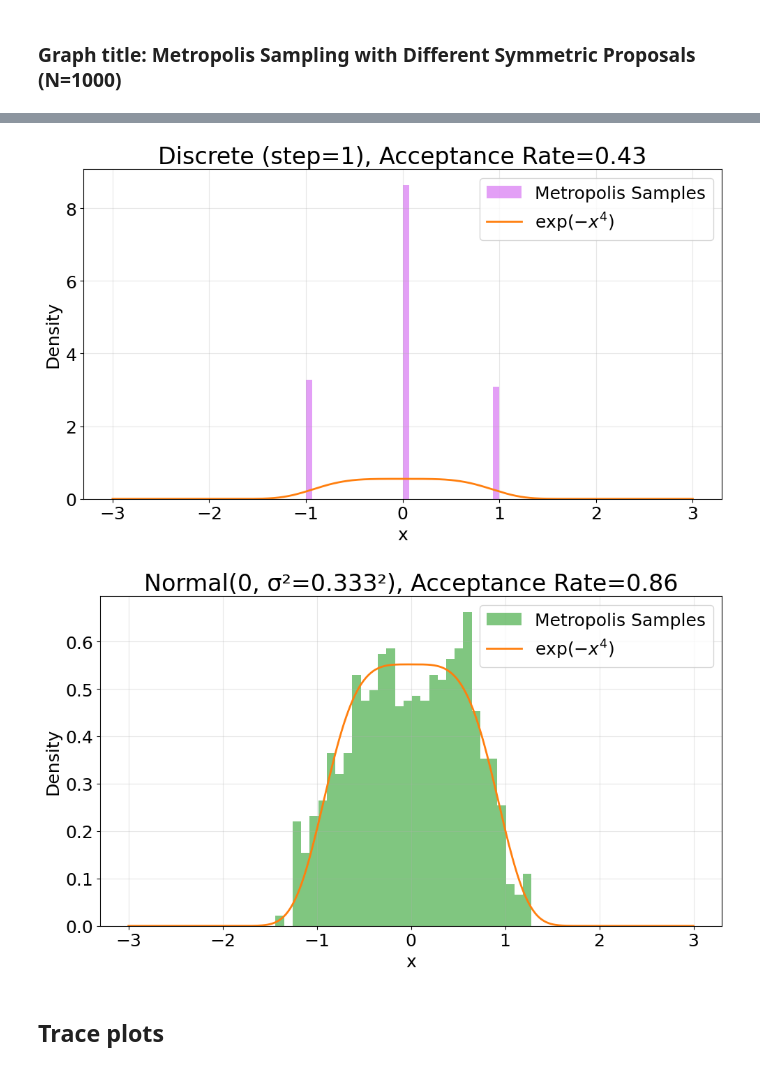
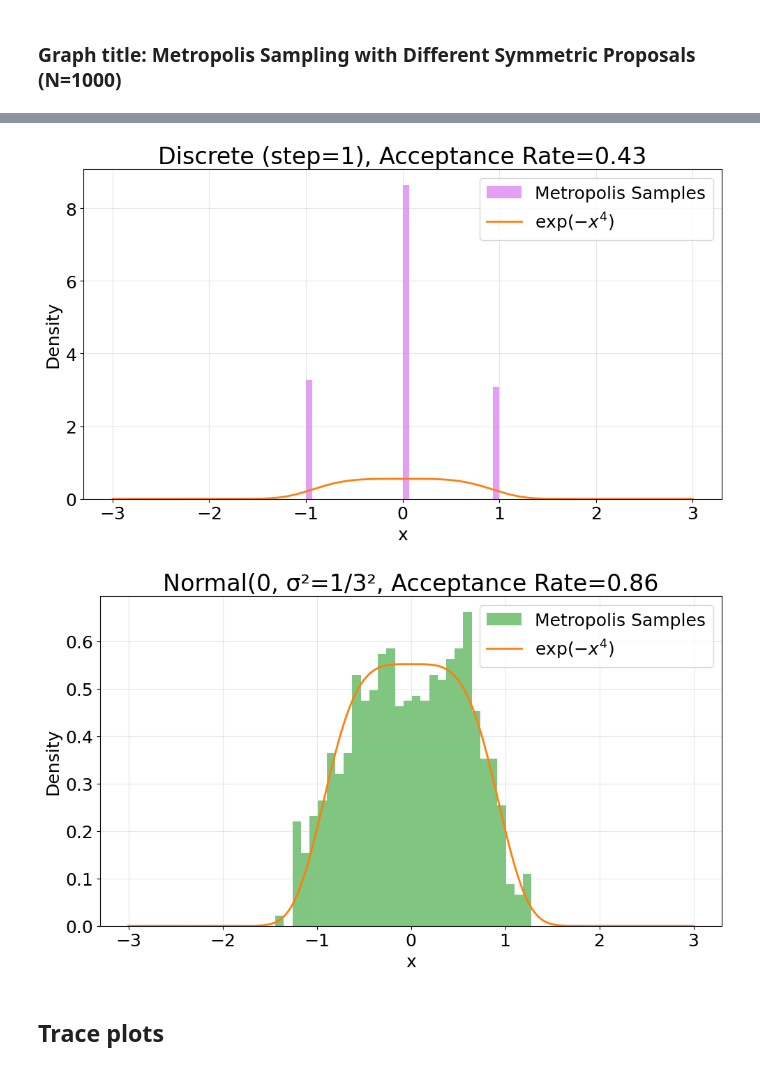
Before and after one commit to wakeupat4am/MATH4010--Advanced-Prob-Stat----Final-Project, a Jupyter notebook: Problem & Visualization/Problem 2/Problem_2.ipynb, the cells around one changed output, grey strips where cells are left out. Drawn from its saved outputs; the diff is of its cells as text; code cells hidden in the pictures.

```diff
--- a/Problem & Visualization/Problem 2/Problem_2.ipynb
+++ b/Problem & Visualization/Problem 2/Problem_2.ipynb
@@ -157,7 +157,7 @@ N = 1000
 B1, B2, B3 = 30, 30, 30
 UNIFORM_STEP = 1
 DISCRETE_STEP = 1
-SIGMA = 0.333
+SIGMA = 1/3
 INITIAL_X = 0.0
 metropolis_results = {}
 # True density based on samples
@@ -273,35 +273,35 @@ for proposal in proposals_2b:
              label="Metropolis Samples")
 
     plt.plot(x_vals,
              true_density,
              linewidth=2,
              color=TRUE_DENSITY_COLOR,
              label=r'$\exp(-x^4)$')
 
     if proposal == "Uniform":
         title = f"Uniform(-{param}, {param}), Acceptance Rate={acc:.2f}"
         filename = "../../Figures/proposal_uniform_2b"
     elif proposal == "Discrete":
         title = f"Discrete (step={param}), Acceptance Rate={acc:.2f}"
         filename = "../../Figures/proposal_discrete_2b"
     else:
-        title = f"Normal(0, σ²={param}²), Acceptance Rate={acc:.2f}"
+        title = f"Normal(0, σ²=1/3², Acceptance Rate={acc:.2f}"
         filename = "../../Figures/proposal_normal_2b"
 
     plt.title(title, fontsize=TITLE_SIZE)
     plt.xlabel("x", fontsize=LABEL_SIZE)
     plt.ylabel("Density", fontsize=LABEL_SIZE)
     plt.tick_params(axis='both', labelsize=TICK_SIZE)
     plt.grid(True, alpha=0.3)
     plt.legend(fontsize=LEGEND_SIZE)
 
     plt.tight_layout()
     plt.savefig(filename, dpi=300, bbox_inches="tight")
     plt.show()
 # %% [output]
 [figure]
 [figure]
-[figure, old version]
+[figure, new version]
 # %% [markdown]
 ## Trace plots
 # %%
```
Also changed, not shown: parts of 20 cells of this notebook, 20 other files.
